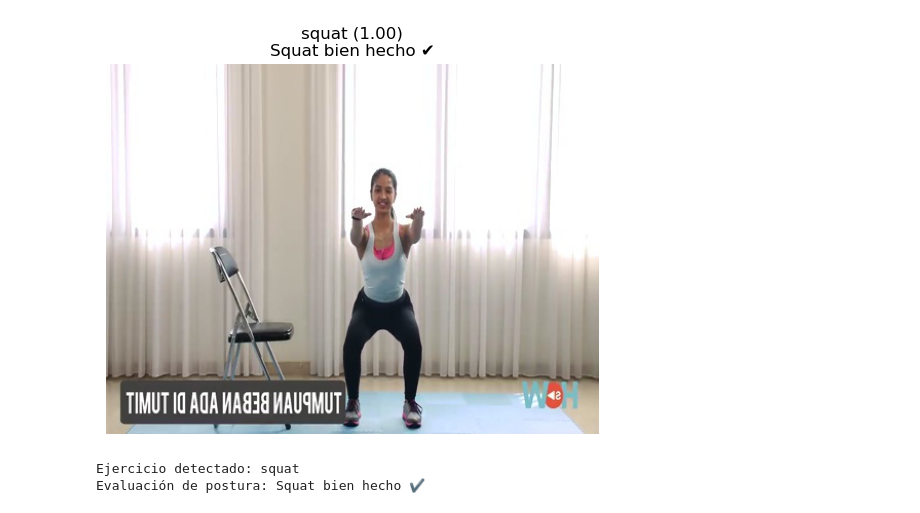
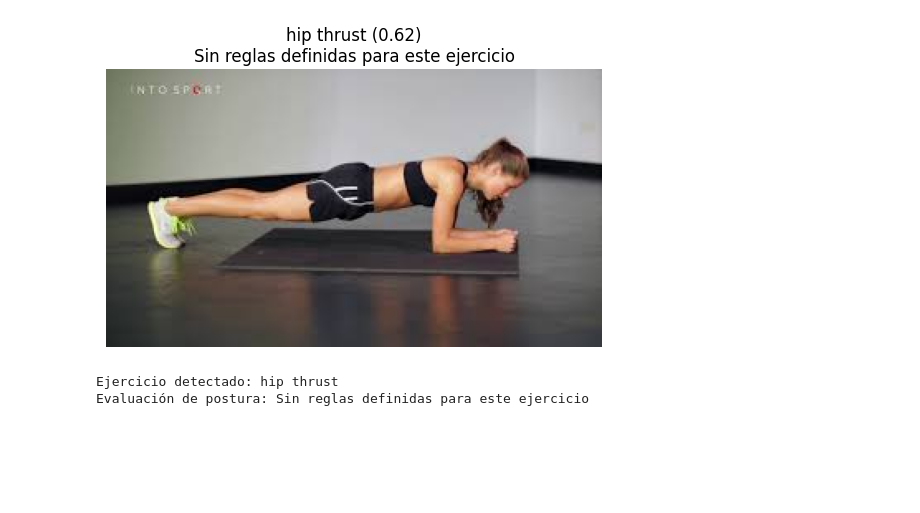
Before and after one commit to AniMuoz/Machine-Learning-hito-2, a Jupyter notebook: prueba postura cnn.ipynb, the cells around one changed output. Cells and saved outputs as stored; diff of their text form; code cells hidden in the pictures; blank space fills up the shorter version.

```diff
--- a/prueba postura cnn.ipynb
+++ b/prueba postura cnn.ipynb
@@ -85,5 +155,5 @@ WARNING:absl:Compiled the loaded model, but the compiled metrics have yet to be
 # %%
-ruta = "C:/Users/Anibal M/Desktop/hito 2 ML/dataset+/squat/squat_1900111_fliph.jpg"
+ruta = "C:/Users/diego/OneDrive/Desktop/descarga.jpg"
 ejercicio, feedback = detectar_ejercicio_y_postura(ruta)
 print(f"Ejercicio detectado: {ejercicio}")
 print(f"Evaluación de postura: {feedback}")
@@ -92,3 +162,3 @@ print(f"Evaluación de postura: {feedback}")
-[figure, old version]
+[figure, new version]
-Ejercicio detectado: squat
-Evaluación de postura: Squat bien hecho ✔️
+Ejercicio detectado: hip thrust
+Evaluación de postura: Sin reglas definidas para este ejercicio
```
Also changed, not shown: parts of 3 cells of this notebook, 1 other file.
